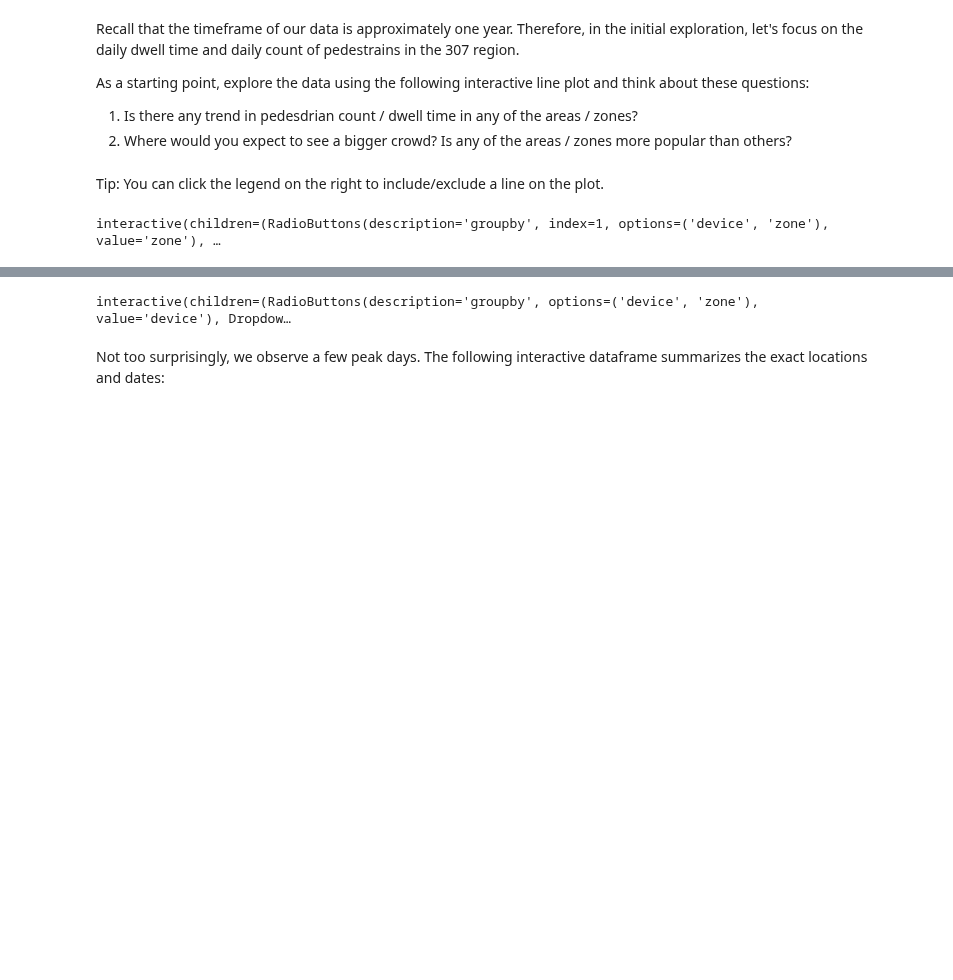
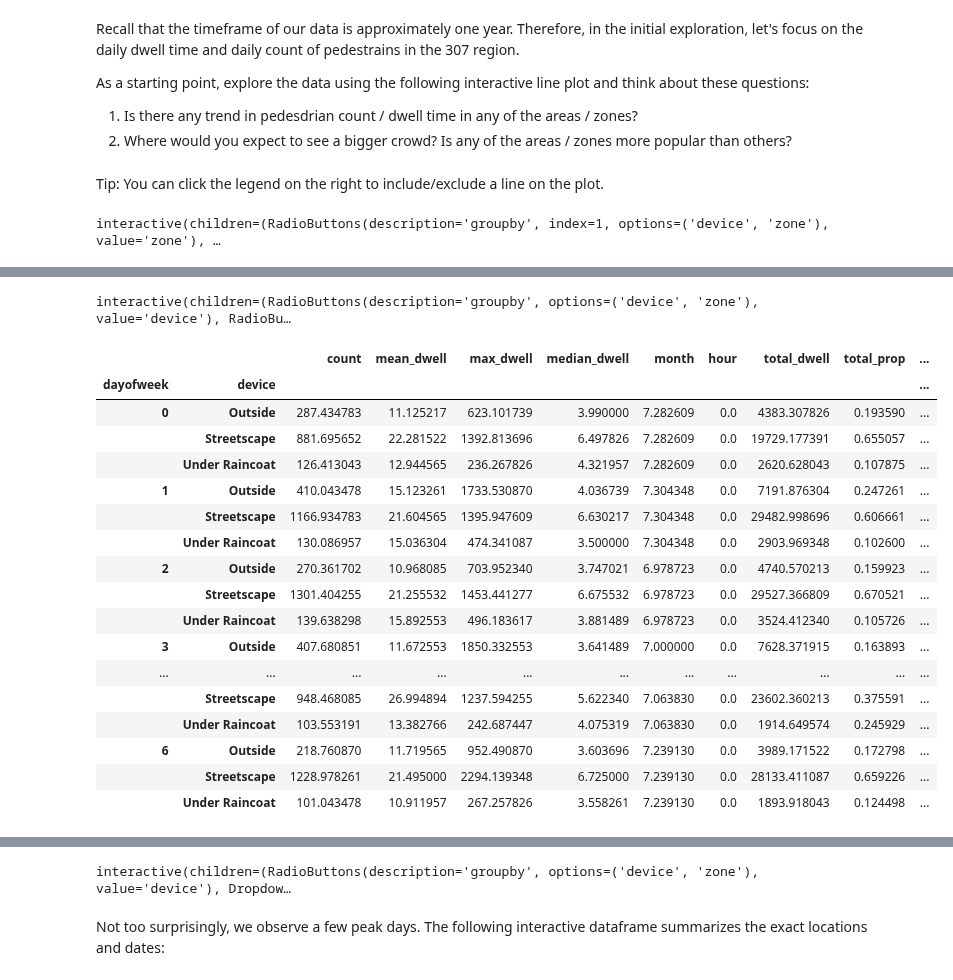
Before and after one commit to wangz585/Sidewalk-Lab-Data-Analysis, a Jupyter notebook: webpage.ipynb, the cells around one changed output, grey strips where cells are left out. Drawn from its saved outputs; the diff is of its cells as text; code cells hidden in the pictures; blank space fills up the shorter version.

```diff
--- a/webpage.ipynb
+++ b/webpage.ipynb
@@ -311,0 +354,27 @@ interactive(children=(RadioButtons(description='groupby', index=1, options=('dev
+# %%
+_ = interact(plot_prop, groupby=widgets.RadioButtons(options=['device', 'zone'], value='device'),
+             metric=widgets.RadioButtons(options=['count', 'total_dwell'], value='count'),
+             lower_bound=widgets.IntSlider(value=100, min=0, max=2000, step=50, continuous_update=False))
+# %% [output]
+interactive(children=(RadioButtons(description='groupby', options=('device', 'zone'), value='device'), RadioBu…
+# %%
+df.groupby(['dayofweek', 'device']).mean()
+# %% [output]
+|  |  | count | mean_dwell | max_dwell | median_dwell | month | hour | total_dwell | total_prop | ... |
+| dayofweek | device |  |  |  |  |  |  |  |  | ... |
+| 0 | Outside | 287.434783 | 11.125217 | 623.101739 | 3.990000 | 7.282609 | 0.0 | 4383.307826 | 0.193590 | ... |
+|  | Streetscape | 881.695652 | 22.281522 | 1392.813696 | 6.497826 | 7.282609 | 0.0 | 19729.177391 | 0.655057 | ... |
+|  | Under Raincoat | 126.413043 | 12.944565 | 236.267826 | 4.321957 | 7.282609 | 0.0 | 2620.628043 | 0.107875 | ... |
+| 1 | Outside | 410.043478 | 15.123261 | 1733.530870 | 4.036739 | 7.304348 | 0.0 | 7191.876304 | 0.247261 | ... |
+|  | Streetscape | 1166.934783 | 21.604565 | 1395.947609 | 6.630217 | 7.304348 | 0.0 | 29482.998696 | 0.606661 | ... |
+|  | Under Raincoat | 130.086957 | 15.036304 | 474.341087 | 3.500000 | 7.304348 | 0.0 | 2903.969348 | 0.102600 | ... |
+| 2 | Outside | 270.361702 | 10.968085 | 703.952340 | 3.747021 | 6.978723 | 0.0 | 4740.570213 | 0.159923 | ... |
+|  | Streetscape | 1301.404255 | 21.255532 | 1453.441277 | 6.675532 | 6.978723 | 0.0 | 29527.366809 | 0.670521 | ... |
+|  | Under Raincoat | 139.638298 | 15.892553 | 496.183617 | 3.881489 | 6.978723 | 0.0 | 3524.412340 | 0.105726 | ... |
+| 3 | Outside | 407.680851 | 11.672553 | 1850.332553 | 3.641489 | 7.000000 | 0.0 | 7628.371915 | 0.163893 | ... |
+| ... | ... | ... | ... | ... | ... | ... | ... | ... | ... | ... |
+|  | Streetscape | 948.468085 | 26.994894 | 1237.594255 | 5.622340 | 7.063830 | 0.0 | 23602.360213 | 0.375591 | ... |
+|  | Under Raincoat | 103.553191 | 13.382766 | 242.687447 | 4.075319 | 7.063830 | 0.0 | 1914.649574 | 0.245929 | ... |
+| 6 | Outside | 218.760870 | 11.719565 | 952.490870 | 3.603696 | 7.239130 | 0.0 | 3989.171522 | 0.172798 | ... |
+|  | Streetscape | 1228.978261 | 21.495000 | 2294.139348 | 6.725000 | 7.239130 | 0.0 | 28133.411087 | 0.659226 | ... |
+|  | Under Raincoat | 101.043478 | 10.911957 | 267.257826 | 3.558261 | 7.239130 | 0.0 | 1893.918043 | 0.124498 | ... |
```
Also changed, not shown: parts of 14 cells of this notebook.
